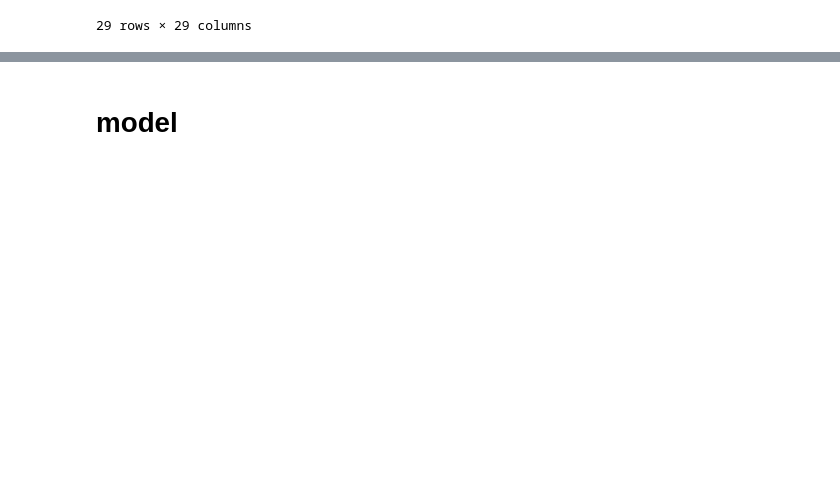
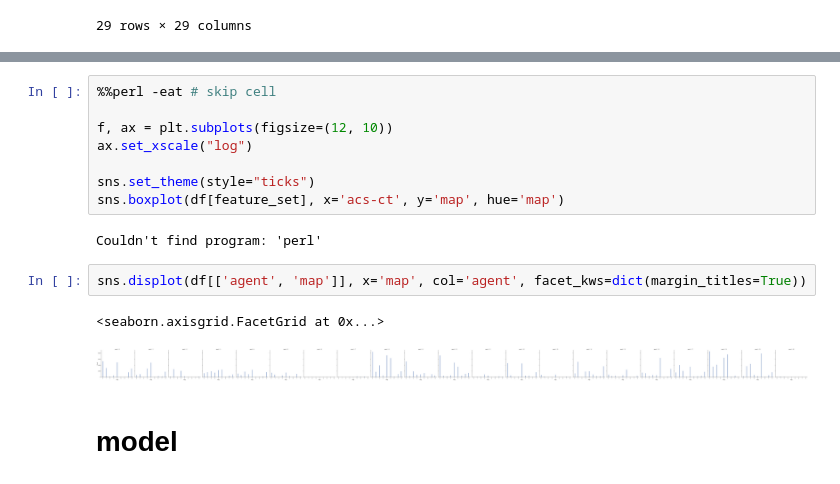
Before and after one commit to gvo27/vlr, a Jupyter notebook: main.ipynb, the cells around one changed output, grey strips where cells are left out. Saved outputs shown, nothing was run; the diff lists cells and outputs as text; blank space fills up the shorter version.

```diff
--- a/main.ipynb
+++ b/main.ipynb
@@ -168,5 +183,20 @@ sns.pairplot(df[feature_set].drop(['map', 'player-name', 'agent'], axis=1))
 # %% [output]
 Couldn't find program: 'perl'
+# %%
+%%perl -eat # skip cell
+
+f, ax = plt.subplots(figsize=(12, 10))
+ax.set_xscale("log")
+
+sns.set_theme(style="ticks")
+sns.boxplot(df[feature_set], x='acs-ct', y='map', hue='map')
+# %% [output]
+Couldn't find program: 'perl'
+# %%
+sns.displot(df[['agent', 'map']], x='map', col='agent', facet_kws=dict(margin_titles=True))
+# %% [output]
+<seaborn.axisgrid.FacetGrid at 0x...>
+[figure, added]
 # %% [markdown]
 # model
 # %%
```
Also changed, not shown: parts of 11 cells of this notebook, 2 other files.
